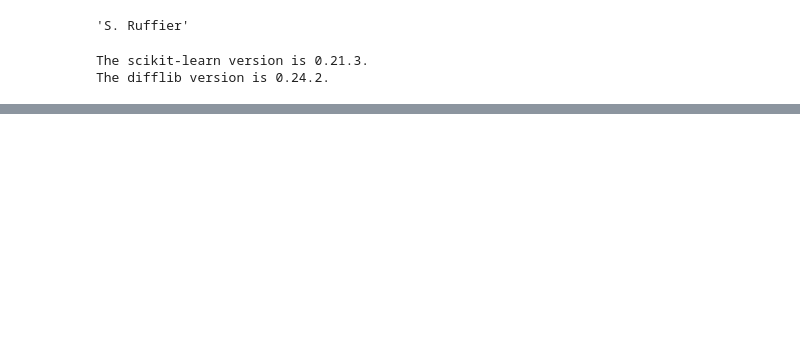
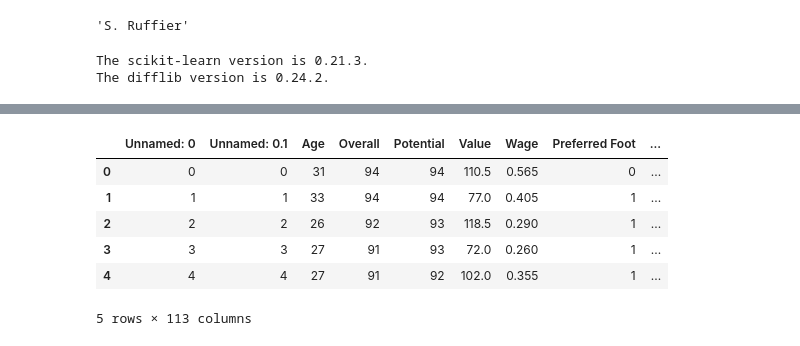
Before and after one commit to NotShivang/fifa-data-analysis, a Jupyter notebook: FIFA-Analysis.ipynb, the cells around one changed output, grey strips where cells are left out. Saved outputs shown, nothing was run; the diff lists cells and outputs as text; code cells hidden in the pictures; blank space fills up the shorter version.

Commit message:
clean code

```diff
--- a/FIFA-Analysis.ipynb
+++ b/FIFA-Analysis.ipynb
@@ -447,3 +420,22 @@ fifa['Preferred Foot'] = np.where(fifa['Preferred Foot'] == "Right",1,0)
 fifa = fifa.drop(['Unnamed: 0','Unnamed: 0.1','Unnamed: 0.1.1','ID','Photo','Nationality','Flag',
                  'Club Logo', 'Special', 'Real Face', 'Jersey Number', 'Joined',
                  'Loaned From', 'Contract Valid Until'],axis=1).copy()
+# %%
+fifa_clean1 = pd.read_csv('new_clean.csv')
+fifa_clean_3 = pd.read_csv('fifa_clean_final.csv')
+
+# fifa_clean_3['Wage'] = fifa_clean_3['Wage'].apply(fixMoney)
+
+# fifa_clean_3['Release Clause'] = fifa_clean_3['Release Clause'].apply(fixMoney)
+
+# fifa_clean_3 = fifa_clean_3.fillna(value=0)
+
+def get_index(x):
+    return fifa_clean1[fifa_clean1['Name']==x].index.tolist()[0]
+
+def recommend(player):
+    index = get_index(player)
+    similarities = cosine_similarity(fifa_clean_3)
+    playerIndex = similarities[index,:].argsort()[-16:][::-1][1:]
+    for i in playerIndex:
+        print(fifa_clean1.loc[i,'Name'])
@@ -449,0 +466,10 @@ fifa = fifa.drop(['Unnamed: 0','Unnamed: 0.1','Unnamed: 0.1.1','ID','Photo','Nat
+# %%
+fifa_clean_3.head()
+# %% [output]
+|  | Unnamed: 0 | Unnamed: 0.1 | Age | Overall | Potential | Value | Wage | Preferred Foot | ... |
+| 0 | 0 | 0 | 31 | 94 | 94 | 110.5 | 0.565 | 0 | ... |
+| 1 | 1 | 1 | 33 | 94 | 94 | 77.0 | 0.405 | 1 | ... |
+| 2 | 2 | 2 | 26 | 92 | 93 | 118.5 | 0.290 | 1 | ... |
+| 3 | 3 | 3 | 27 | 91 | 93 | 72.0 | 0.260 | 1 | ... |
+| 4 | 4 | 4 | 27 | 91 | 92 | 102.0 | 0.355 | 1 | ... |
+5 rows × 113 columns
```
Also changed, not shown: parts of 14 cells of this notebook.
